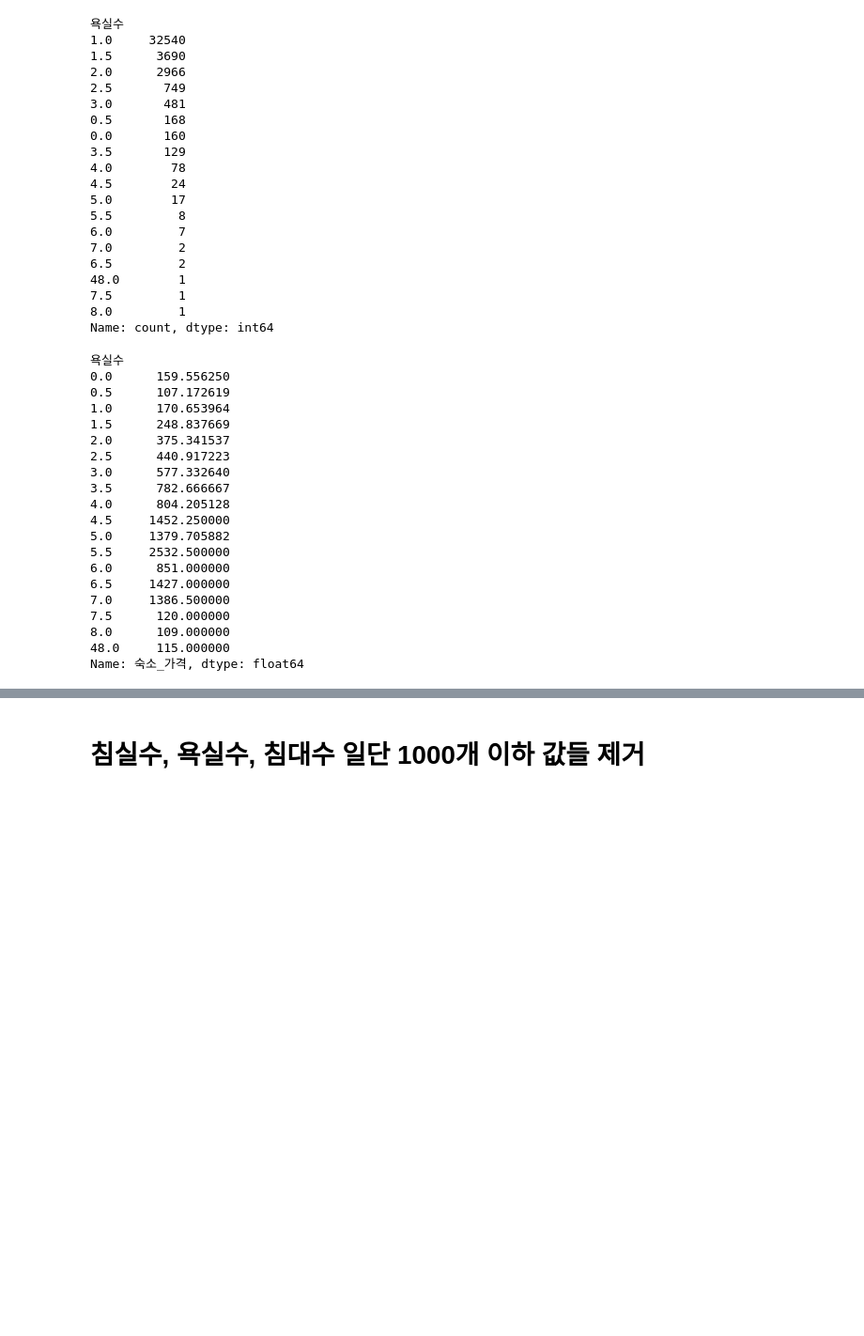
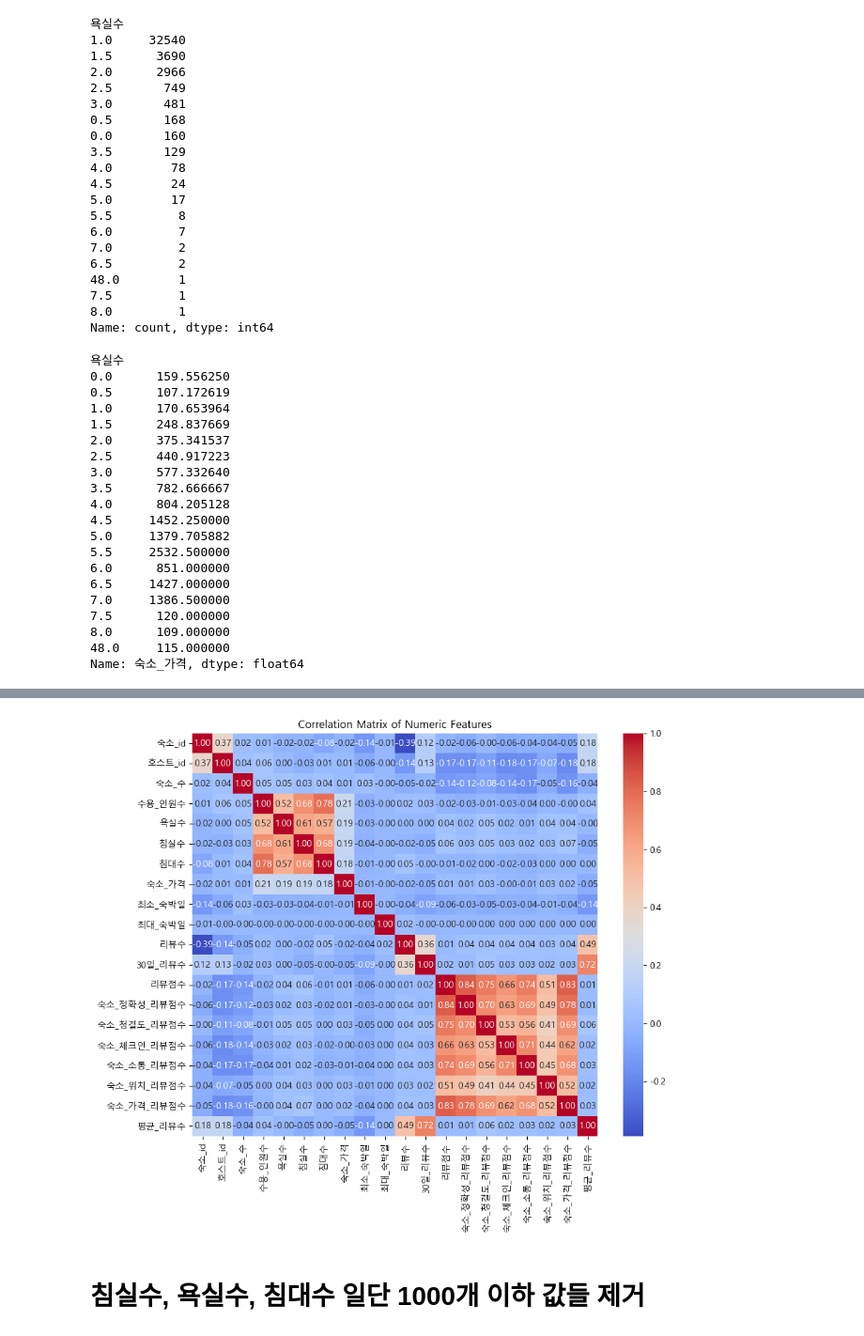
Before and after one commit to minseokpark6/WeeklyProject_Group3, a Jupyter notebook: Code/InwooChoi/파리_가격_전처리_2차.ipynb, the cells around one changed output, grey strips where cells are left out. Shown at 94% size. Drawn from its saved outputs; the diff is of its cells as text; code cells hidden in the pictures; blank space fills up the shorter version.

```diff
--- a/Code/InwooChoi/파리_가격_전처리_2차.ipynb
+++ b/Code/InwooChoi/파리_가격_전처리_2차.ipynb
@@ -41,7 +41,7 @@ df = df.rename(columns= {
     'host_total_listings_count': '숙소_수',
     'neighbourhood_cleansed': '숙소_지역',
     'room_type': '숙소_유형',
-    'accommodates': '수용인원수',
+    'accommodates': '수용_인원수',
     'bathrooms': '욕실수',
     'bedrooms': '침실수',
     'beds': '침대수',
@@ -253,3 +294,17 @@ Name: 숙소_가격, dtype: float64
+# %%
+# 수치형 데이터만 포함하는 데이터프레임 생성
+numeric_data = check1.select_dtypes(include=[np.number])
+
+# 상관관계 계산
+correlation_matrix = numeric_data.corr()
+
+# 상관관계 히트맵 그리기
+plt.figure(figsize=(10, 8))
+sns.heatmap(correlation_matrix, annot=True, cmap='coolwarm', fmt=".2f")
+plt.title('Correlation Matrix of Numeric Features')
+plt.show()
+# %% [output]
+[figure, added]
 # %% [markdown]
 # 침실수, 욕실수, 침대수 일단 1000개 이하 값들 제거
 # %%
```
Also changed, not shown: parts of 14 cells of this notebook, 1 other file.
